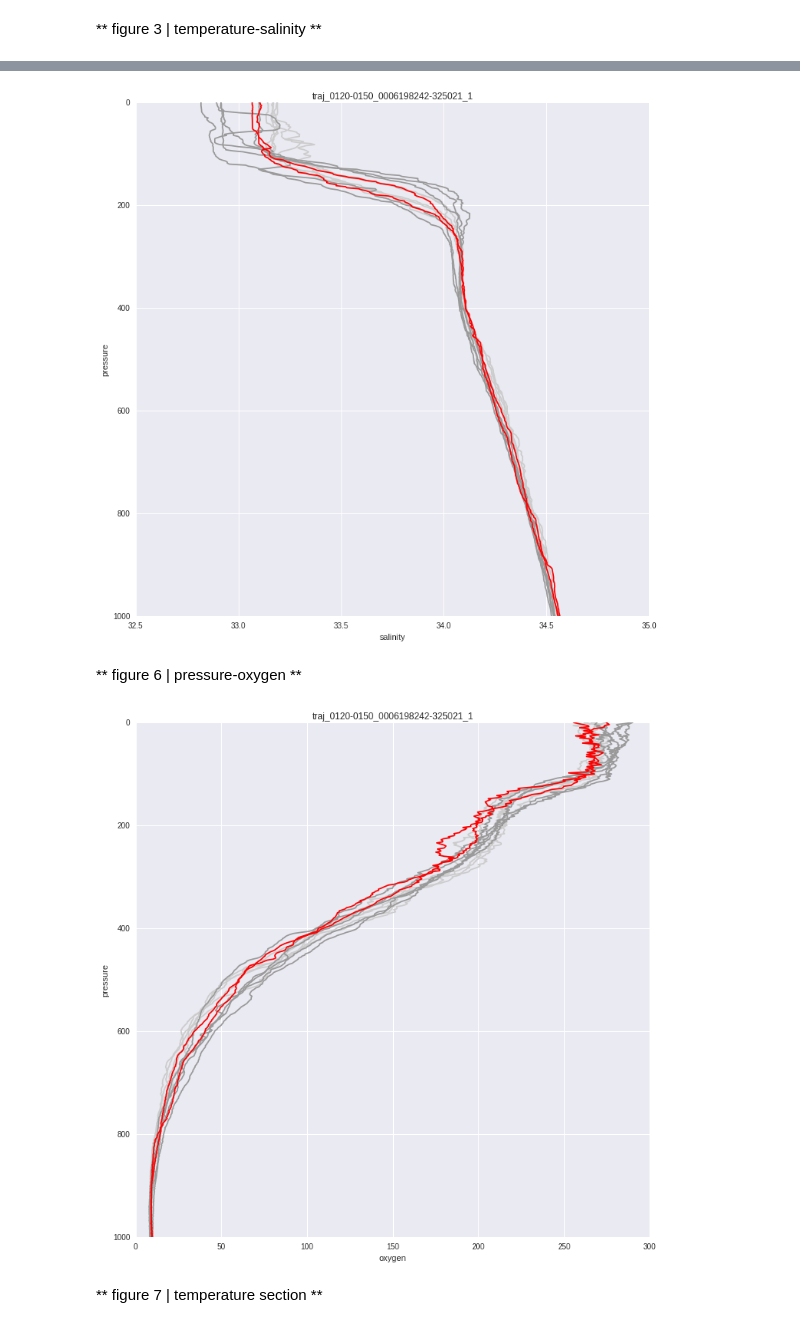
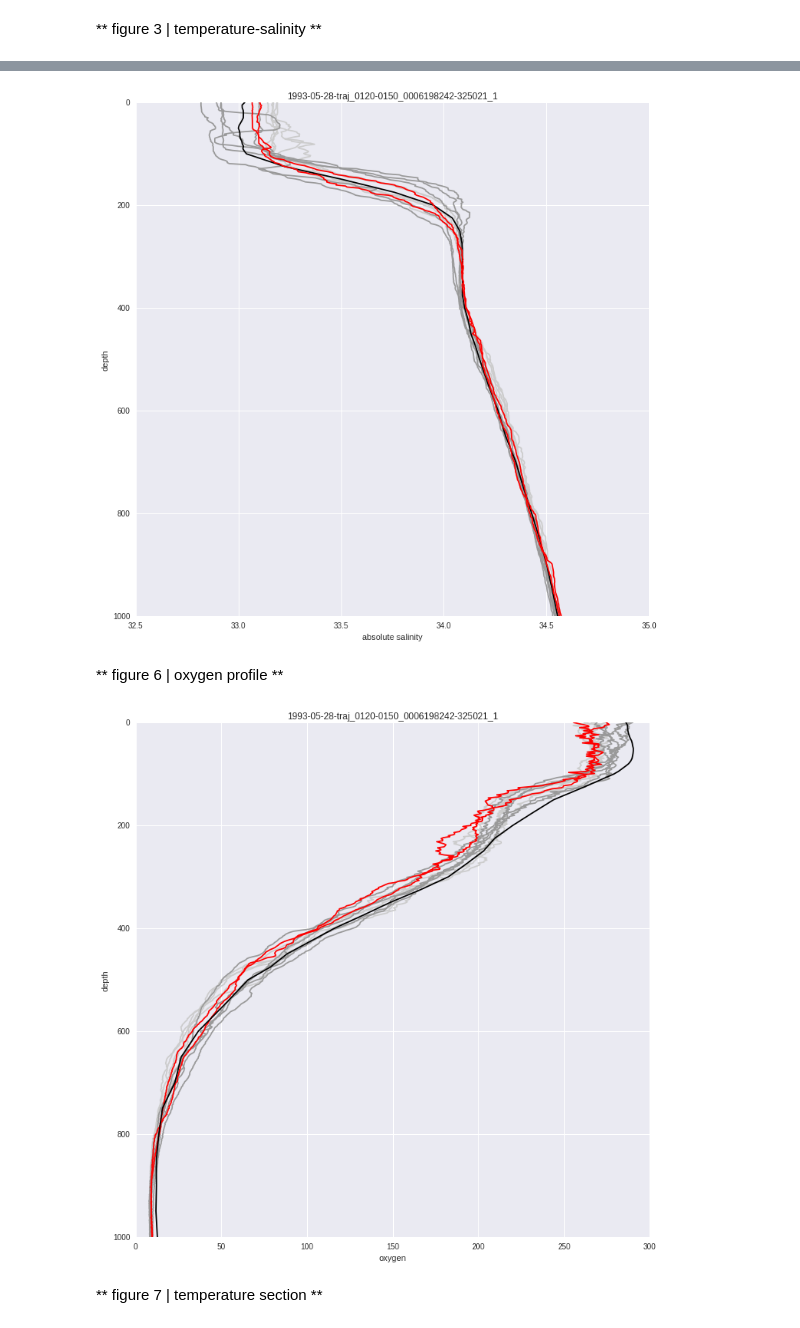
Before and after one commit to eapsclimate/cchdo-data, a Jupyter notebook: rcs-eddies/traj_0120-0150_0006198242-325021_1.ipynb, the cells around one changed output, grey strips where cells are left out. Saved outputs shown, nothing was run; the diff lists cells and outputs as text; code cells hidden in the pictures.

```diff
--- a/rcs-eddies/traj_0120-0150_0006198242-325021_1.ipynb
+++ b/rcs-eddies/traj_0120-0150_0006198242-325021_1.ipynb
@@ -4,3 +4,9 @@
 # eddy arguments
 eddy_code = 'traj_0120-0150_0006198242'
 eddy_list = [25, 26, 27, 28, 29, 30, 31]
+# expo arguments
+expo_code = '325021_1'
+expo_list = '/home/cz2397/data/cchdo-ctd/327_p17n_nc_ctd/*_ctd.nc'
+# eddy-expo arguments
+STA_01, CAS_01 = 46, 1
+STA_02, CAS_02 = 47, 1
@@ -11,6 +12,0 @@ expo_list = '/home/cz2397/data/cchdo-ctd/327_p17n_nc_ctd/*_ctd.nc'
-# %%
-# eddy-expo arguments
-STA_01 = 46
-CAS_01 = 1
-STA_02 = 47
-CAS_02 = 1
@@ -183,56 +217,62 @@ sns.set()
 plt.rcParams['figure.figsize'] = (12, 12)
 for expo in cchdo_ctd.find({'expocode': expo_code}).sort('time', 1):
     ds = xr.open_dataset(expo['path'])
+    time = ds.time.values[0]
     lon = ds.longitude.values[0]
     lat = ds.latitude.values[0]
     p = ds.pressure.values
+    d = -gsw.z_from_p(p, lat)
     s = ds.salinity.values
     sa = gsw.SA_from_SP(s, p, lon, lat)
     station = int(ds.STATION_NUMBER)
     cast = int(ds.CAST_NUMBER)
-    if (station == STA_01 and cast == CAS_01):
-        plt.plot(sa, p, color='#ff0000', zorder=3)
-    elif (station == STA_02 and cast == CAS_02):
-        plt.plot(sa, p, color='#ff0000', zorder=3)
-    elif ((STA_01-6) < station < STA_01):
-        plt.plot(sa, p, color='#cccccc', zorder=1)
-    elif (STA_02 < station < (STA_02+6)):
-        plt.plot(sa, p, color='#999999', zorder=2)
-plt.title(eddy_code + '-' + expo_code)
-plt.xlabel('salinity')
-plt.ylabel('pressure')
+    if station == STA_01 and cast == CAS_01:
+        plt.plot(sa, d, color='#ff0000', zorder=4)
+    elif station == STA_02 and cast == CAS_02:
+        plt.plot(sa, d, color='#ff0000', zorder=4)
+    elif (STA_01-6) < station < STA_01:
+        plt.plot(sa, d, color='#cccccc', zorder=1)
+    elif STA_02 < station < (STA_02+6):
+        plt.plot(sa, d, color='#999999', zorder=2)
+plt.plot(SA, DS, color='#000000', zorder=3)
+plt.title(time_print + '-' + eddy_code + '-' + expo_code)
+plt.xlabel('absolute salinity')
+plt.ylabel('depth')
 plt.ylim([1000, 0])
 plt.savefig('figures/figure-5/' + eddy_code + '-' + expo_code + '.jpeg')
 plt.show()
 # %% [output]
-[figure, old version]
+[figure, new version]
 # %% [markdown]
-** figure 6 | pressure-oxygen **
+** figure 6 | oxygen profile **
 # %%
 sns.set()
 plt.rcParams['figure.figsize'] = (12, 12)
 for expo in cchdo_ctd.find({'expocode': expo_code}).sort('time', 1):
     ds = xr.open_dataset(expo['path'])
+    time = ds.time.values[0]
     p = ds.pressure.values
+    d = -gsw.z_from_p(p, lat)
     o = ds.oxygen.values
     station = int(ds.STATION_NUMBER)
     cast = int(ds.CAST_NUMBER)
-    if (station == STA_01 and cast == CAS_01):
-        plt.plot(o, p, color='#ff0000', zorder=3)
-    elif (station == STA_02 and cast == CAS_02):
-        plt.plot(o, p, color='#ff0000', zorder=3)
-    elif ((STA_01-6) < station < STA_01):
-        plt.plot(o, p, color='#cccccc', zorder=1)
-    elif (STA_02 < station < (STA_02+6)):
-        plt.plot(o, p, color='#999999', zorder=2)
-plt.title(eddy_code + '-' + expo_code)
+    if station == STA_01 and cast == CAS_01:
+        plt.plot(o, d, color='#ff0000', zorder=3)
+    elif station == STA_02 and cast == CAS_02:
+        plt.plot(o, d, color='#ff0000', zorder=3)
+    elif (STA_01-6) < station < STA_01:
+        plt.plot(o, d, color='#cccccc', zorder=1)
+    elif STA_02 < station < (STA_02+6):
+        plt.plot(o, d, color='#999999', zorder=2)
+plt.plot(O, DO, color='#000000', zorder=3)
+plt.title(time_print + '-' + eddy_code + '-' + expo_code)
 plt.xlabel('oxygen')
-plt.ylabel('pressure')
+plt.ylabel('depth')
 plt.ylim([1000, 0])
 plt.savefig('figures/figure-6/' + eddy_code + '-' + expo_code + '.jpeg')
 plt.show()
 # %% [output]
-[figure, old version]
+[figure, new version]
 # %%
 # section
 pressure = np.linspace(0, 6000, num=6001, endpoint=True)
```
Also changed, not shown: parts of 11 cells of this notebook, 8 other files.
